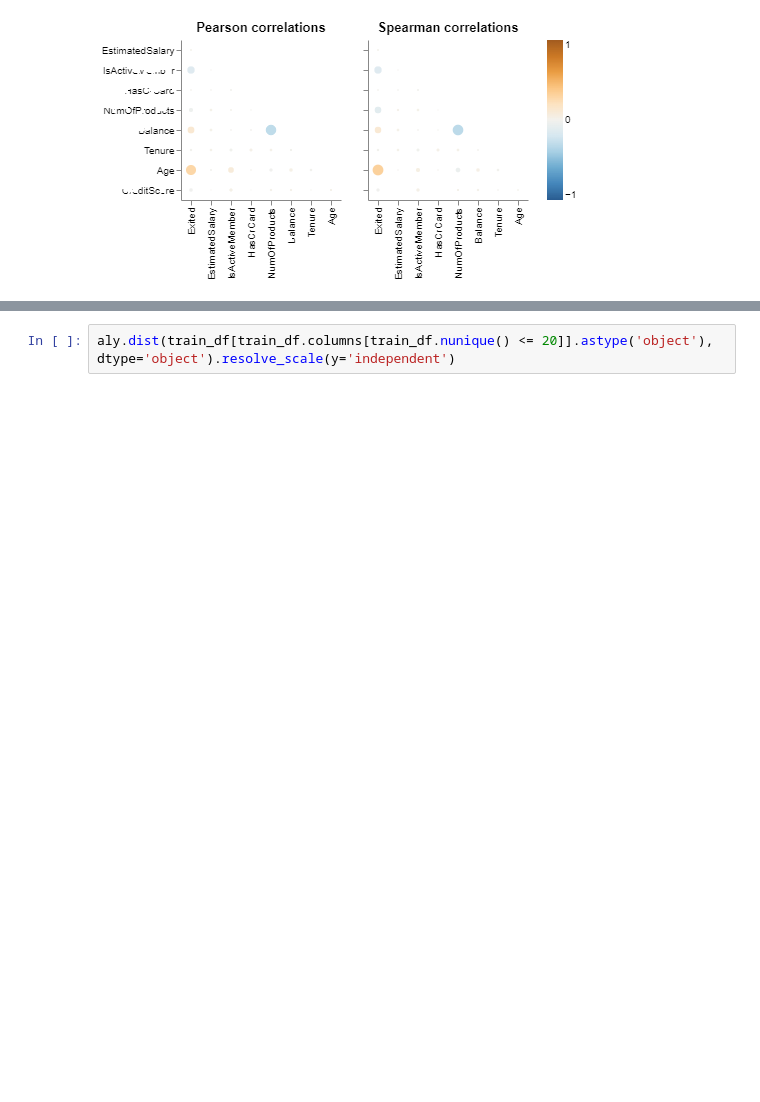
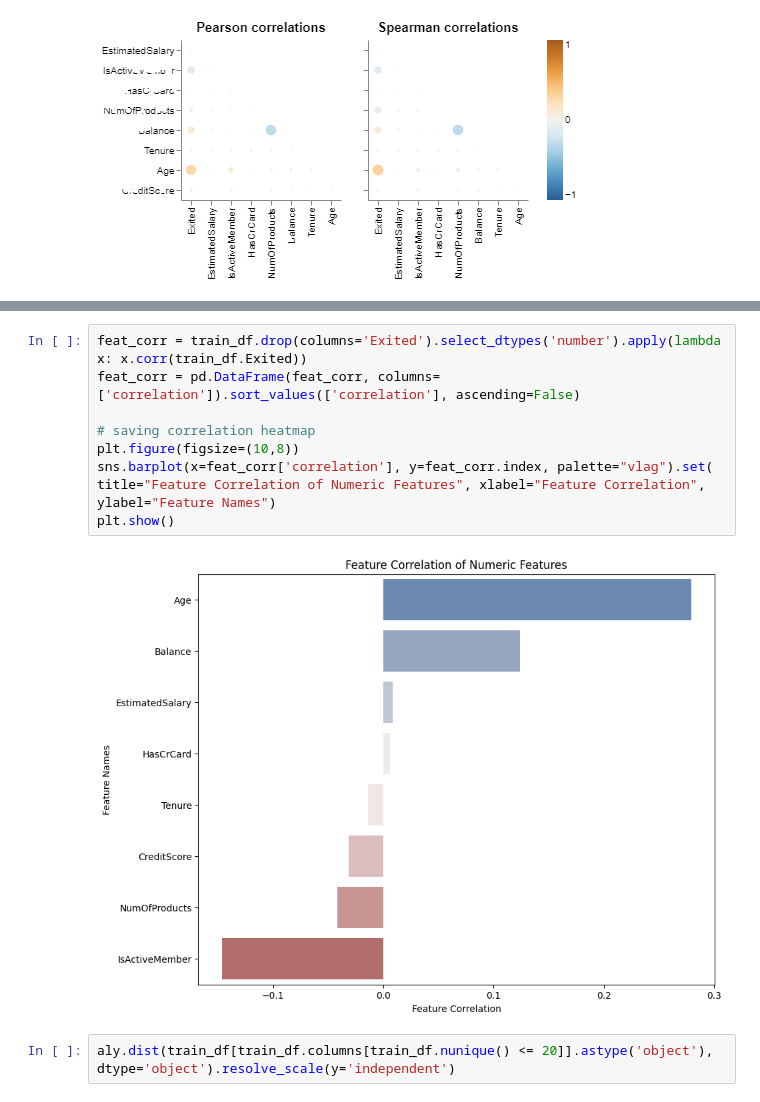
Before and after one commit to caesarw0/churn-prediction, a Jupyter notebook: churn_prediction.ipynb, the cells around one changed output, grey strips where cells are left out. Cells and saved outputs as stored; diff of their text form; blank space fills up the shorter version.

Commit message:
add model training & interpretation

```diff
--- a/churn_prediction.ipynb
+++ b/churn_prediction.ipynb
@@ -152,6 +160,18 @@ train_df.corr('spearman').style.background_gradient()
 | IsActiveMember | 0.027965 | 0.043716 | -0.023151 | -0.005624 | 0.015832 | -0.009708 | 1.000000 | -0.003058 | ... |
 | EstimatedSalary | -0.000284 | -0.003896 | 0.014469 | 0.016952 | 0.012755 | -0.005103 | -0.003058 | 1.000000 | ... |
 | Exited | -0.028045 | 0.318281 | -0.013372 | 0.114544 | -0.117231 | 0.006080 | -0.146605 | 0.008461 | ... |
+# %%
+feat_corr = train_df.drop(columns='Exited').select_dtypes('number').apply(lambda x: x.corr(train_df.Exited))
+feat_corr = pd.DataFrame(feat_corr, columns=['correlation']).sort_values(['correlation'], ascending=False)
+
+# saving correlation heatmap
+plt.figure(figsize=(10,8))
+sns.barplot(x=feat_corr['correlation'], y=feat_corr.index, palette="vlag").set(
+title="Feature Correlation of Numeric Features", xlabel="Feature Correlation",
+ylabel="Feature Names")
+plt.show()
+# %% [output]
+[figure, added]
 # %%
 aly.dist(train_df[train_df.columns[train_df.nunique() <= 20]].astype('object'), dtype='object').resolve_scale(y='independent')
 # %% [output]
```
Also changed, not shown: parts of 65 cells of this notebook.
